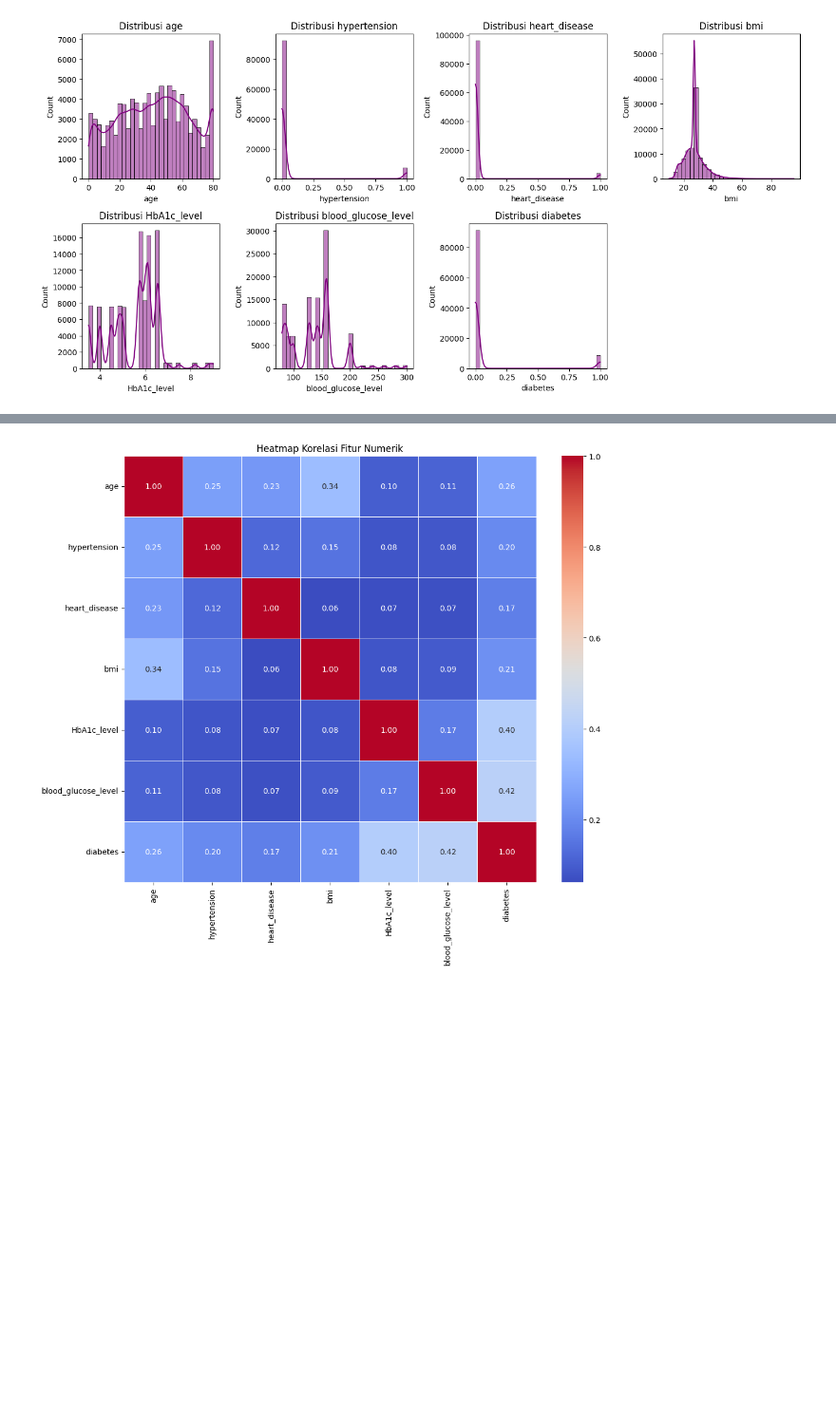
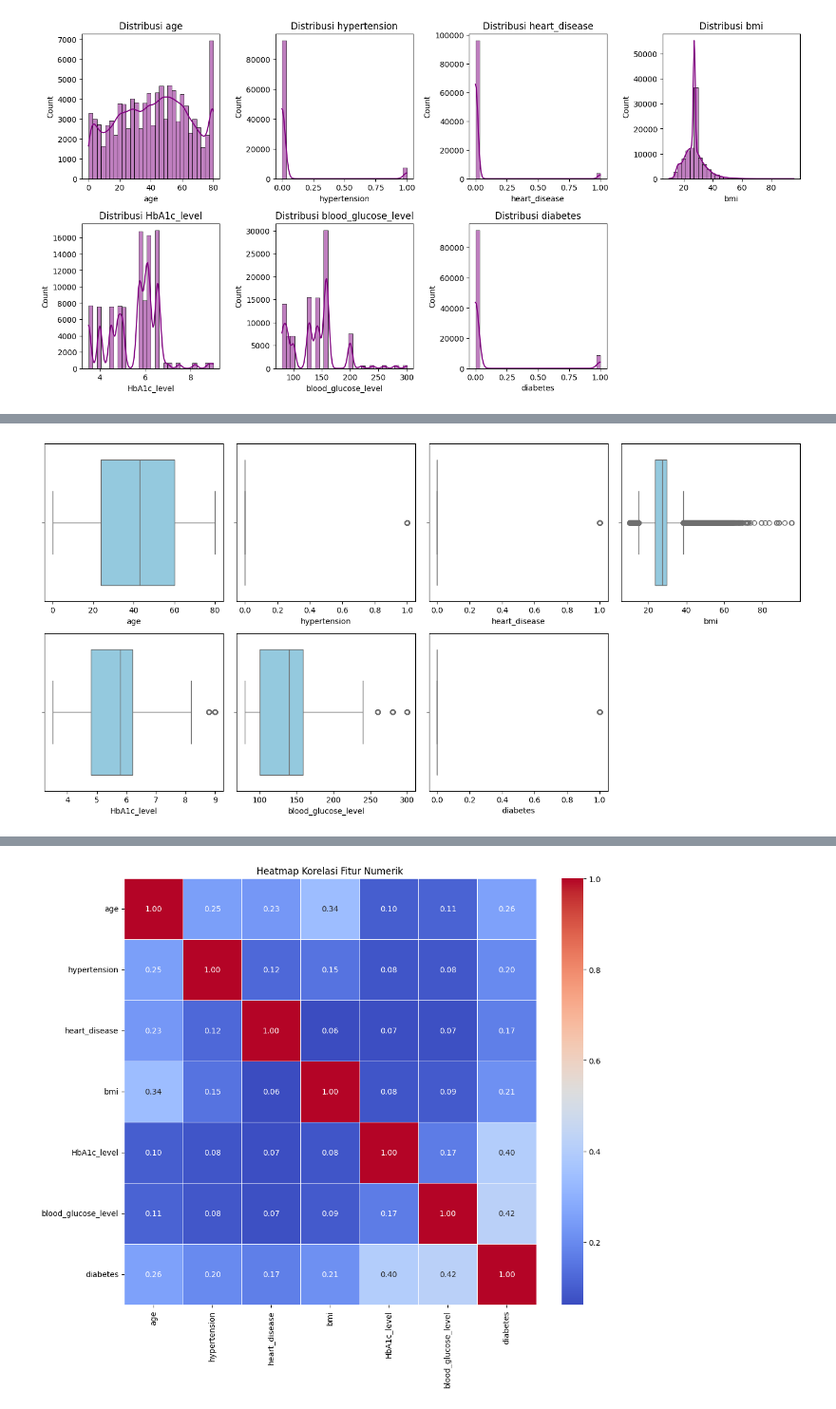
Before and after one commit to aprizal543/Prediksi_DiabetesV2, a Jupyter notebook: Prediks_DiabetesV2.ipynb, the cells around one changed output, grey strips where cells are left out. Shown: that part at 95% size. Saved outputs shown, nothing was run; the diff lists cells and outputs as text; code cells hidden in the pictures; blank space fills up the shorter version.

```diff
--- a/Prediks_DiabetesV2.ipynb
+++ b/Prediks_DiabetesV2.ipynb
@@ -99,0 +131,12 @@ Passing `palette` without assigning `hue` is deprecated and will be removed in v
+# %%
+num_features = df.select_dtypes(include=[np.number])
+
+plt.figure(figsize=(14, 10))
+for i, column in enumerate(num_features.columns, 1):
+    plt.subplot(3, 4, i)
+    sns.boxplot(x=df[column], color='skyblue')
+
+plt.tight_layout()
+plt.show()
+# %% [output]
+[figure, added]
```
Also changed, not shown: parts of 24 cells of this notebook.
